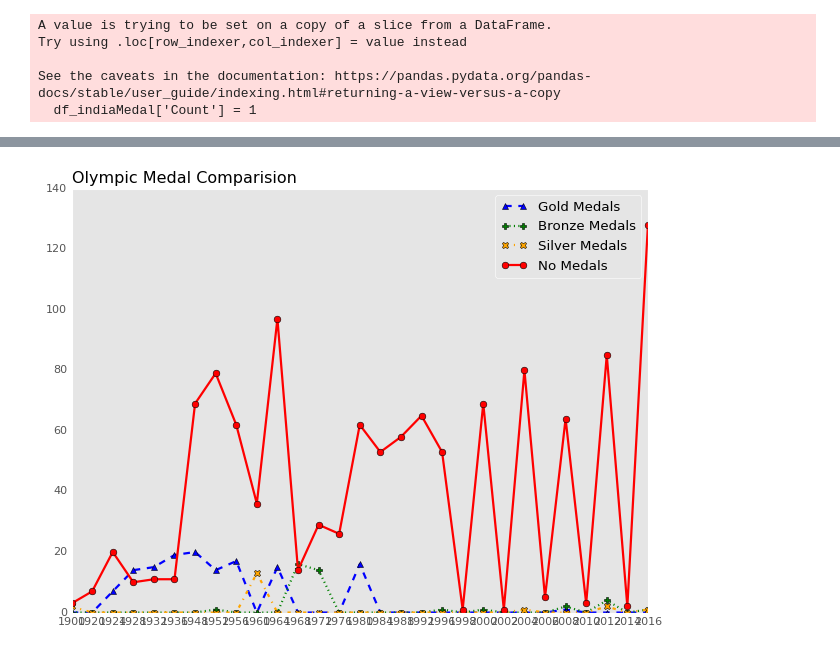
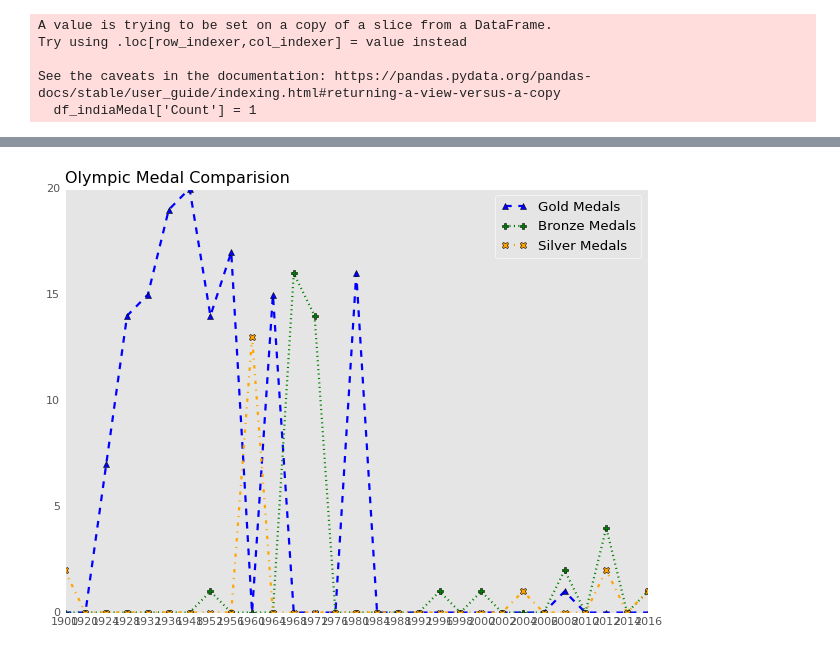
Before and after one commit to saptarshidas219/00-rahul, a Jupyter notebook: olympic.ipynb, the cells around one changed output, grey strips where cells are left out. Drawn from its saved outputs; the diff is of its cells as text; code cells hidden in the pictures.

```diff
--- a/olympic.ipynb
+++ b/olympic.ipynb
@@ -94,22 +73,24 @@ df_indiaMedal
+# %%
+df_indiaMedal=df_indiaMedal.drop(columns='No Medal')
 # %%
 df_indiaMedal=df_indiaMedal.reset_index()
 # %%
-df_indiaMedal = df_indiaMedal[['Year','Bronze','Gold','Silver','No Medal']]
+df_indiaMedal = df_indiaMedal[['Year','Bronze','Gold','Silver']]
 # %%
 import matplotlib.pyplot as plt
 # %%
 from matplotlib.lines import lineStyles
 plt.plot(df_indiaMedal['Year'],df_indiaMedal['Gold'],color = 'blue', linestyle = 'dashed',marker="^",label ='Gold Medals')
 plt.plot(df_indiaMedal['Year'],df_indiaMedal['Bronze'],color = 'green', linestyle = 'dotted',marker='P',label ='Bronze Medals')
 plt.plot(df_indiaMedal['Year'],df_indiaMedal['Silver'],color = 'orange', linestyle = 'dashdot',marker='X',label ='Silver Medals')
-plt.plot(df_indiaMedal['Year'],df_indiaMedal['No Medal'],color = 'red', linestyle = 'solid',marker ='o',label ='No Medals')
+# plt.plot(df_indiaMedal['Year'],df_indiaMedal['No Medal'],color = 'red', linestyle = 'solid',marker ='o',label ='No Medals')
 plt.xlabel = 'Year'
 plt.ylabel = 'Medals'
 plt.legend(labelcolor= 'black')
 plt.title(label = 'Olympic Medal Comparision',color = 'black', loc = 'left')
 plt.grid()
 plt.tight_layout()
 plt.style.use('ggplot')
 plt.show()
 # %% [output]
-[figure, old version]
+[figure, new version]
```
Also changed, not shown: parts of 2 cells of this notebook.
